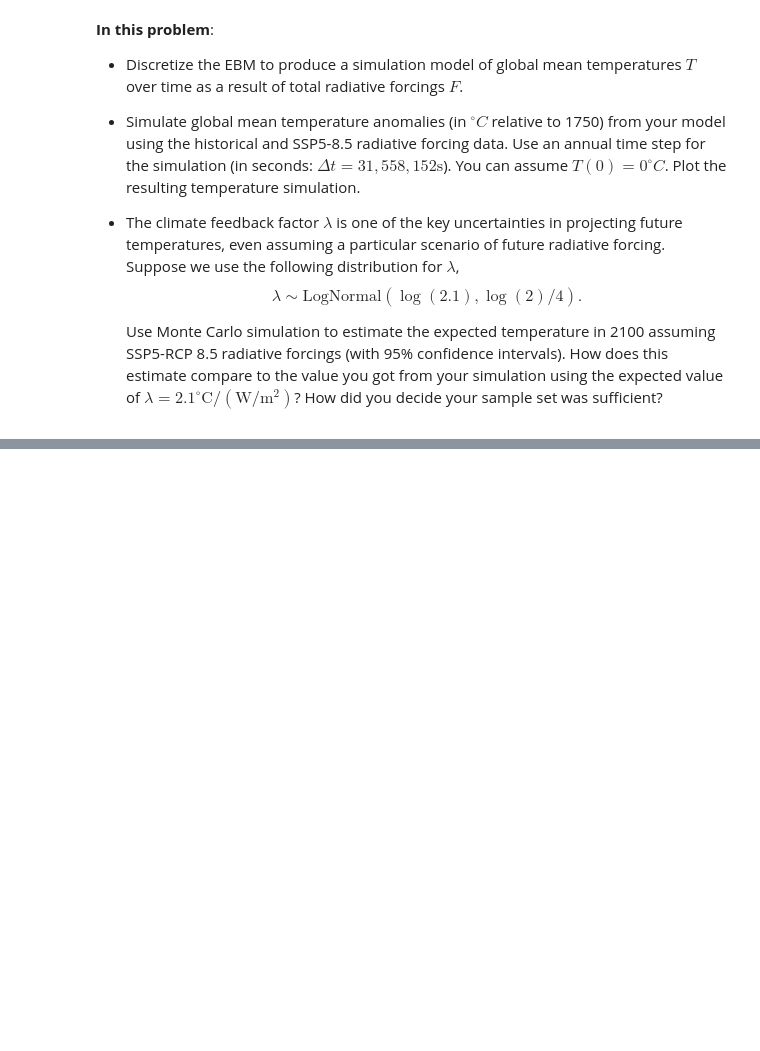
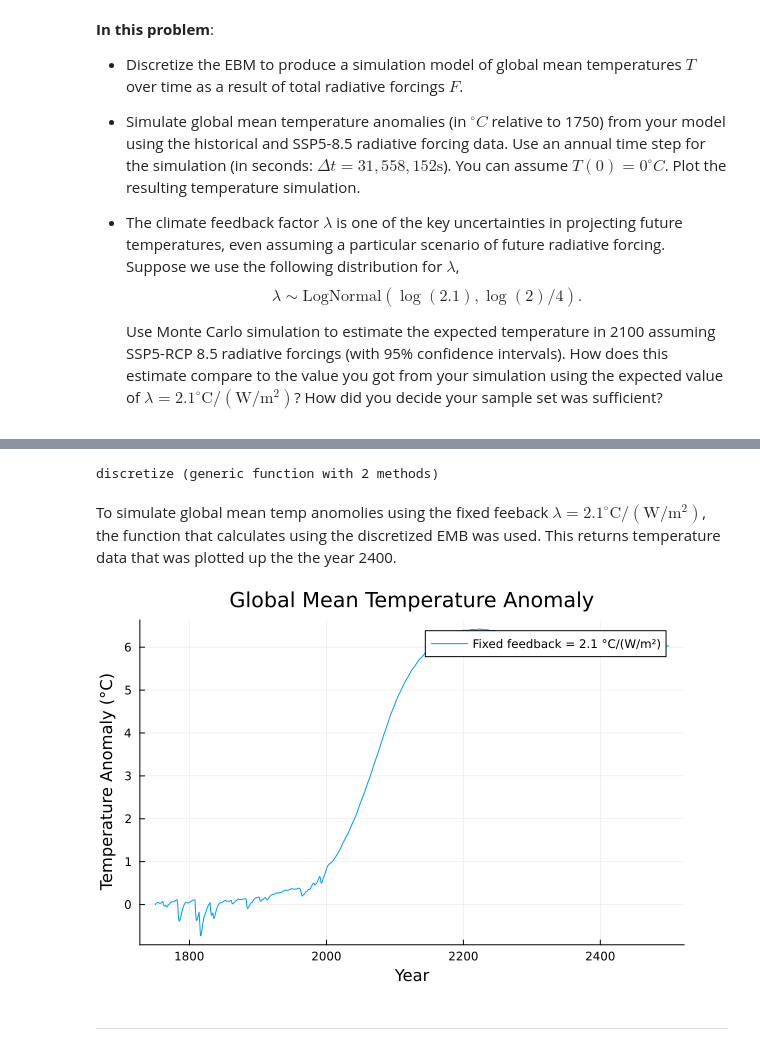
Before and after one commit to BEE4750-FA24/bee4750-fa24-hw3-hw03, a Jupyter notebook: hw03.ipynb, the cells around one changed output, grey strips where cells are left out. Cells and saved outputs as stored; diff of their text form; code cells hidden in the pictures; blank space fills up the shorter version.

```diff
--- a/hw03.ipynb
+++ b/hw03.ipynb
@@ -402,0 +494,43 @@ mg/L and CBOD and NBOD levels of 50 and 45 mg/L, respectively.
+# %%
+#1) Discretize EMB to produce simulation model of global mean temp
+
+#given constants
+d = 86           #ocean depth m
+c = 4.184e6      #specific heat (J/K/m^2)
+f_fixed = 2.1    #climate feedback factor lambda (C/(W/m^2))
+dt = 31558152    #sec
+T_0 = 0.0        #temp initial
+
+#total radiative force
+alpha = 0.8
+Force_total = forcing_non_aerosol .+ alpha .* forcing_aerosol
+
+#Discretized EBM
+function discretize(Force_total, f_fixed, T_0, d)
+    T = zeros(length(Force_total))
+    T[1] = T_0
+
+    for x in 2:length(Force_total)
+        Force = Force_total[x]
+        dT = (Force - f_fixed * T[x-1]) / (c * d) * dt
+        T[x] = T[x-1] + dT
+    end
+    return T
+    end
+# %% [output]
+discretize (generic function with 2 methods)
+# %% [markdown]
+To simulate global mean temp anomolies using the fixed feeback $\lambda=2.1^\circ \mathrm{C}/(\mathrm{W}/\mathrm{m}^2)$, the function that calculates using the discretized EMB was used. This returns temperature data that was plotted up the the year 2400.
+# %%
+# 2) Simulate global mean temperature anomolies
+
+#use fixed feedback factor
+T_fixed = discretize(Force_total, f_fixed, T_0)
+
+#plot temp simulation
+plot(t, T_fixed, label="Fixed feedback = $f_fixed °C/(W/m²)", xlabel="Year", ylabel="Temperature Anomaly (°C)",
+title="Global Mean Temperature Anomaly", legend=:topright)
+# %% [output]
+[figure, added]
+# %% [markdown]
+---
```
Also changed, not shown: parts of 14 cells of this notebook.
